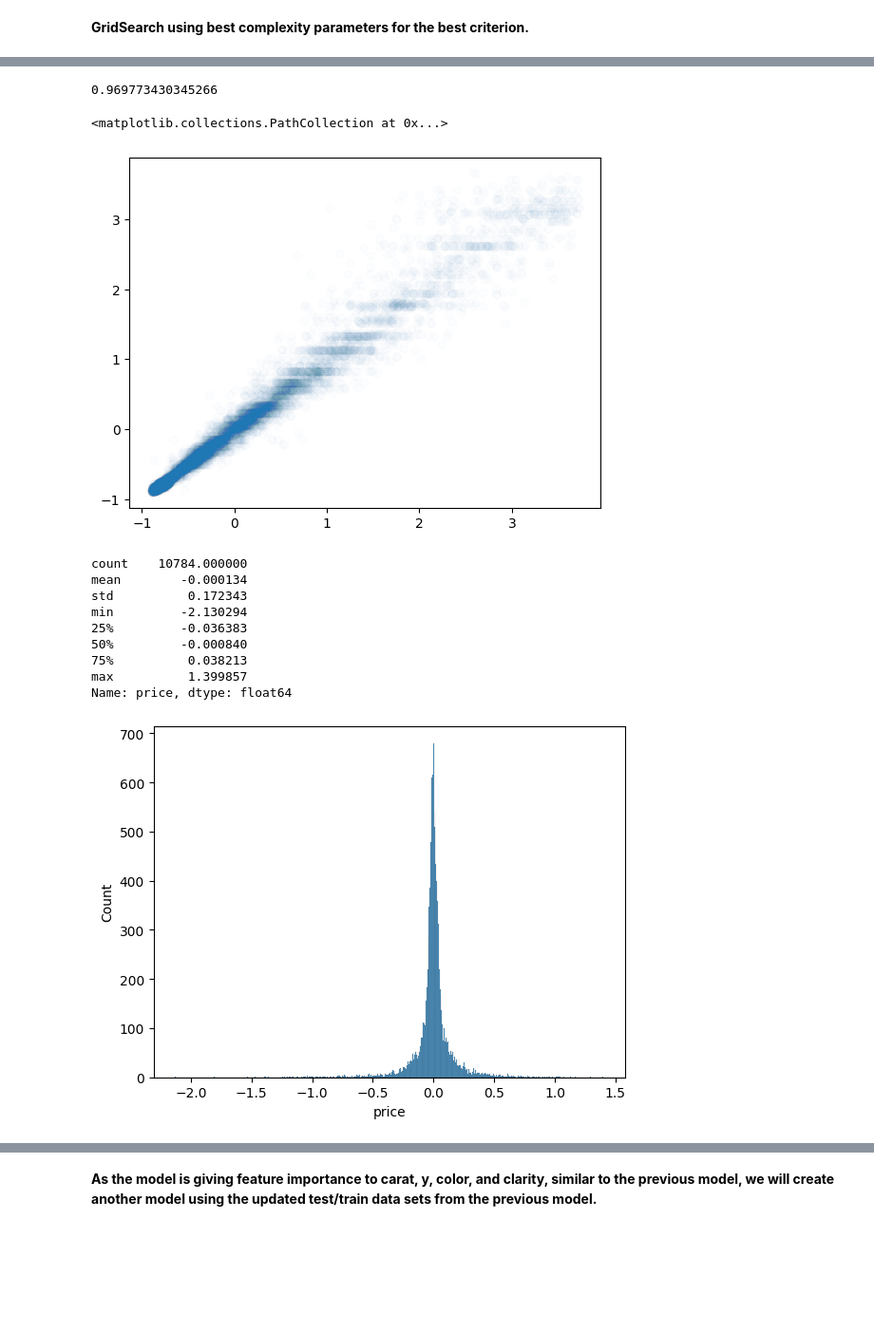
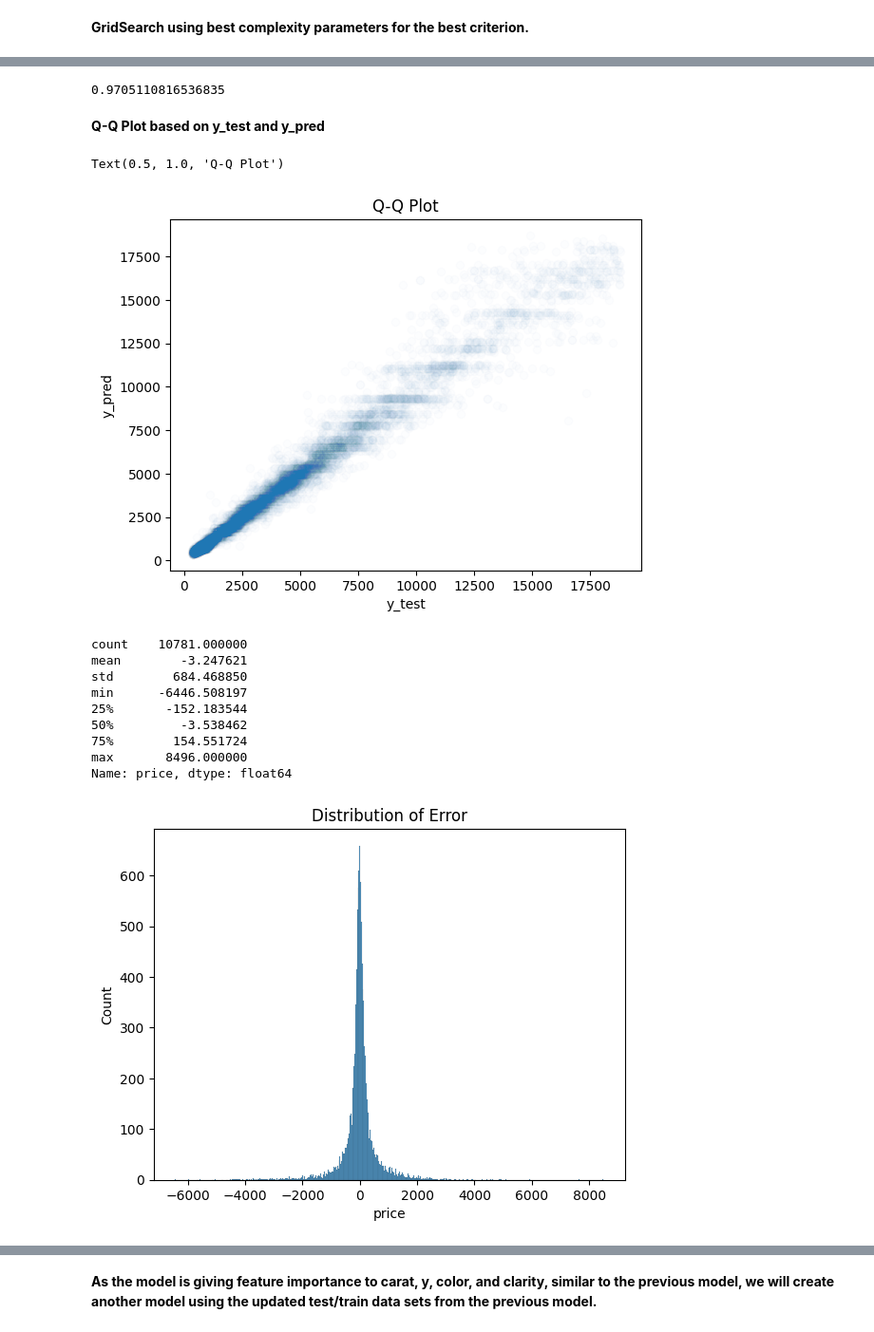
Before and after one commit to vanand102/Springboard, a Jupyter notebook: Capstone3_Modeling.ipynb, the cells around one changed output, grey strips where cells are left out. Shown at 95% size. Drawn from its saved outputs; the diff is of its cells as text; code cells hidden in the pictures; blank space fills up the shorter version.

```diff
--- a/Capstone3_Modeling.ipynb
+++ b/Capstone3_Modeling.ipynb
@@ -56,7 +57,7 @@ from sklearn.neighbors import KNeighborsRegressor
 from library.sb_utils import save_file
 # %%
 # the supplied CSV data file is the raw_data directory
-diamond_data = pd.read_csv('/content/drive/MyDrive/Springboard/Capstone 3/diamond_data.csv')
+diamond_data = pd.read_csv('/content/drive/MyDrive/Springboard/Capstone 3/diamond_data_1.csv')
 # %%
 diamond_data.info()
 # %% [output]
@@ -83,5 +79,3 @@ memory usage: 4.5+ MB
-# %%
-diamond_data = diamond_data.drop(columns=['id'])
 # %% [markdown]
 **Use the getdummies function on the categorical features in the data in order to create dummy variables.**
 # %%
@@ -126,11 +117,8 @@ scaler = sklearn.preprocessing.StandardScaler()
 scaled_df = scaler.fit_transform(diamond_data[numerical_features])
 scaled_df = pd.DataFrame(scaled_df, columns=numerical_features)
 # %%
-scaled_data = diamond_data
+scaled_data = diamond_data.copy()
 scaled_data['carat'] = scaled_df['carat']
-scaled_data['depth'] = scaled_df['depth']
-scaled_data['table'] = scaled_df['table']
-scaled_data['price'] = scaled_df['price']
 scaled_data['x'] = scaled_df['x']
 scaled_data['y'] = scaled_df['y']
 scaled_data['z'] = scaled_df['z']
@@ -556,5 +228,5 @@ chart.set(title='Mean Score by Criterion')
 # %%
-Decision_Tree = DecisionTreeRegressor(max_depth = 12, criterion='squared_error')
+Decision_Tree = DecisionTreeRegressor(max_depth = 12, criterion='friedman_mse')
 # %%
 Decision_Tree.fit(X_train,y_train)
 # %% [output]
@@ -568,25 +242,31 @@ y_pred = Decision_Tree.predict(X_test)
 # %%
 print(Decision_Tree.score(X_test, y_test))
 # %% [output]
-0.969773430345266
+0.9705110816536835
+# %% [markdown]
+**Q-Q Plot based on y_test and y_pred**
 # %%
-plt.scatter(y_test,y_pred, alpha = 0.01)
+plt.scatter(x = y_test,y = y_pred, alpha = 0.01)
+plt.xlabel("y_test")
+plt.ylabel("y_pred")
+plt.title('Q-Q Plot')
 # %% [output]
-<matplotlib.collections.PathCollection at 0x...>
+Text(0.5, 1.0, 'Q-Q Plot')
-[figure, old version]
+[figure, new version]
 # %%
 y_diff = y_test - y_pred
 # %%
 sns.histplot(data=y_diff)
+plt.title('Distribution of Error')
 y_diff.describe()
 # %% [output]
-count    10784.000000
-mean        -0.000134
-std          0.172343
-min         -2.130294
-25%         -0.036383
-50%         -0.000840
-75%          0.038213
-max          1.399857
+count    10781.000000
+mean        -3.247621
+std        684.468850
+min      -6446.508197
+25%       -152.183544
+50%         -3.538462
+75%        154.551724
+max       8496.000000
 Name: price, dtype: float64
-[figure, old version]
+[figure, new version]
```
Also changed, not shown: parts of 247 cells of this notebook.
